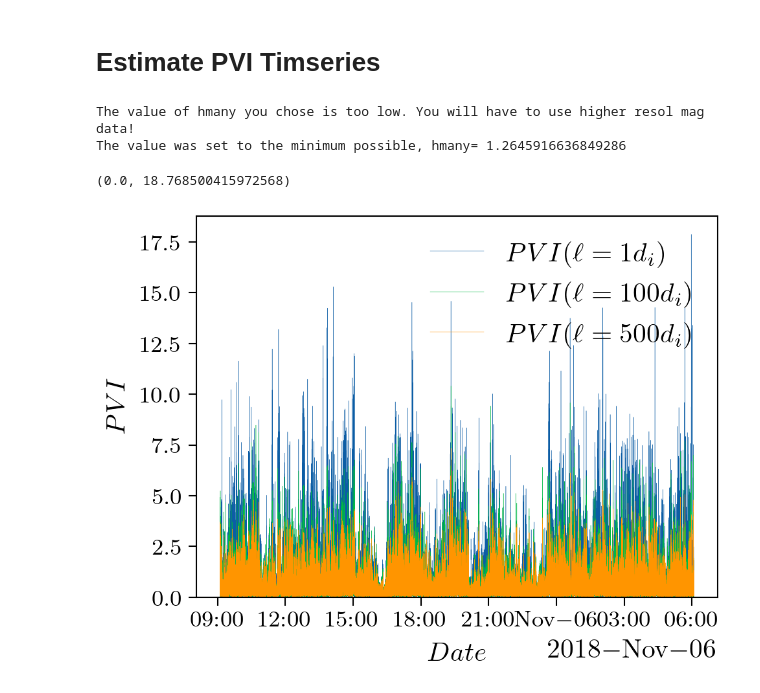
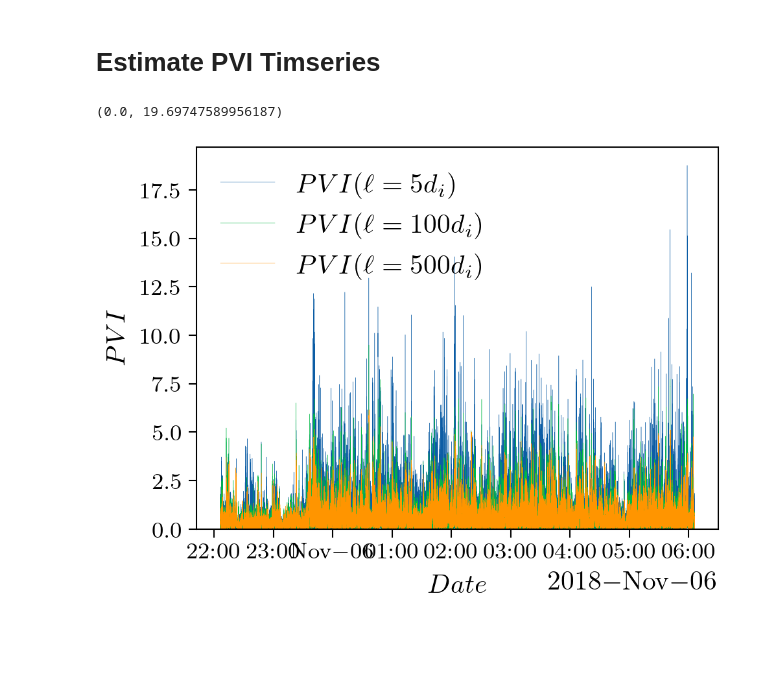
Before and after one commit to nsioulas/MHDTurbPy, a Jupyter notebook: Examples.ipynb, the cells around one changed output. Saved outputs shown, nothing was run; the diff lists cells and outputs as text; code cells hidden in the pictures; blank space fills up the shorter version.

```diff
--- a/Examples.ipynb
+++ b/Examples.ipynb
@@ -337,7 +293,7 @@ ax.legend()
 # %%
 # User defined parameters
 hours                  = 4                             # Averaging window in denominator (Hours)
-hmany                  = [0.1, 100, 500]               # Estimate PVI timeseries using a lag of \ell =hmany*di
+hmany                  = [5, 100, 500]               # Estimate PVI timeseries using a lag of \ell =hmany*di
 B_df                   = final['Mag']['B_resampled']
 V_df                   = final['Par']['V_resampled']
 
@@ -351,34 +307,32 @@ inset_f_size           = 7
 
 
 
 # Run function
 PVI_ts                 =turb.estimate_PVI(B_df,
                                            hmany,
                                            di,
                                            Vsw,
                                            hours,
                                            PVI_vec_or_mod='vec'
                                           )
 
 
 # init Figure
 fig, ax  =func.initializeFigure(ylabel, xlabel, '1col')
 
 for kk in range(len(hmany)):
     ax.plot(PVI_ts['PVI_'+str(hmany[kk])], ls='-', ms=0, lw=0.1, label =r'$PVI(\ell= {%d} d_{i})$'%(hmany[kk]))
 
     # # Estimate PDF of PVI
     # res =func.pdf(PVI_ts['PVI_'+str(hmany[kk])].dropna().values, nbins, loglog, density)
     # ax2.semilogy(res[0], res[1], ls='-', ms=0, lw=0.1,c ='C'+str(kk))
     # ax2.set_ylabel(r'$p(PVI)$')
     # ax2.set_ylabel(r'$PVI$')
 
 
 
 ax.legend(loc=0, )
 ax.set_ylim([0,None])
 # %% [output]
-The value of hmany you chose is too low. You will have to use higher resol mag data!
-The value was set to the minimum possible, hmany= 1.2645916636849286
+(0.0, 19.69747589956187)
-(0.0, 18.768500415972568)
-[figure, old version]
+[figure, new version]
```
Also changed, not shown: parts of 5 cells of this notebook, 2 other files.
